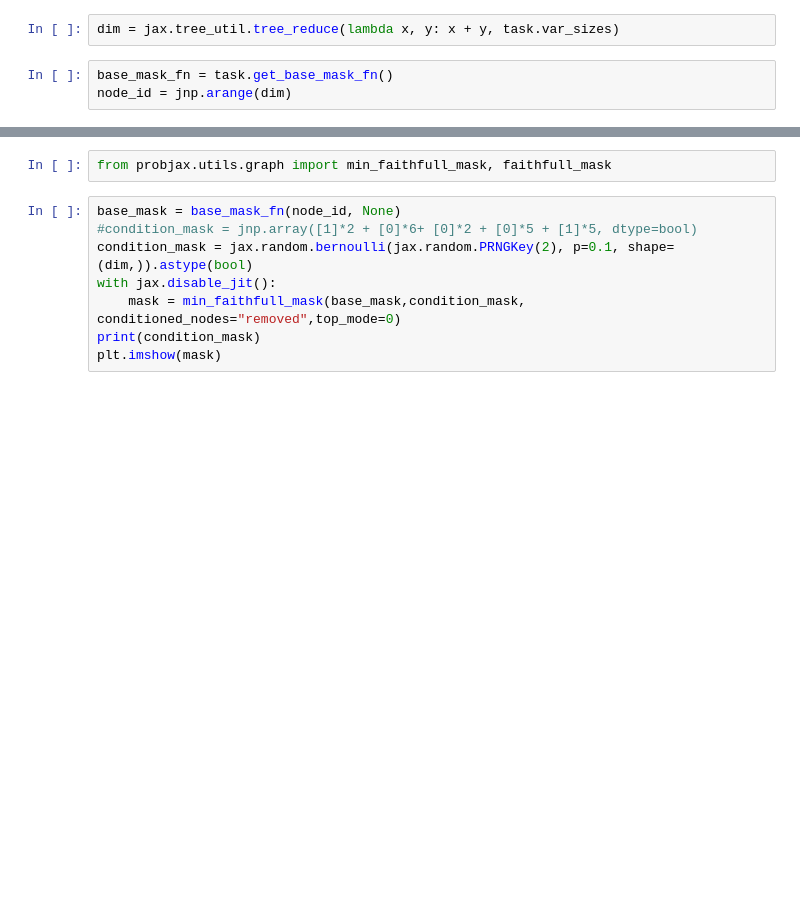
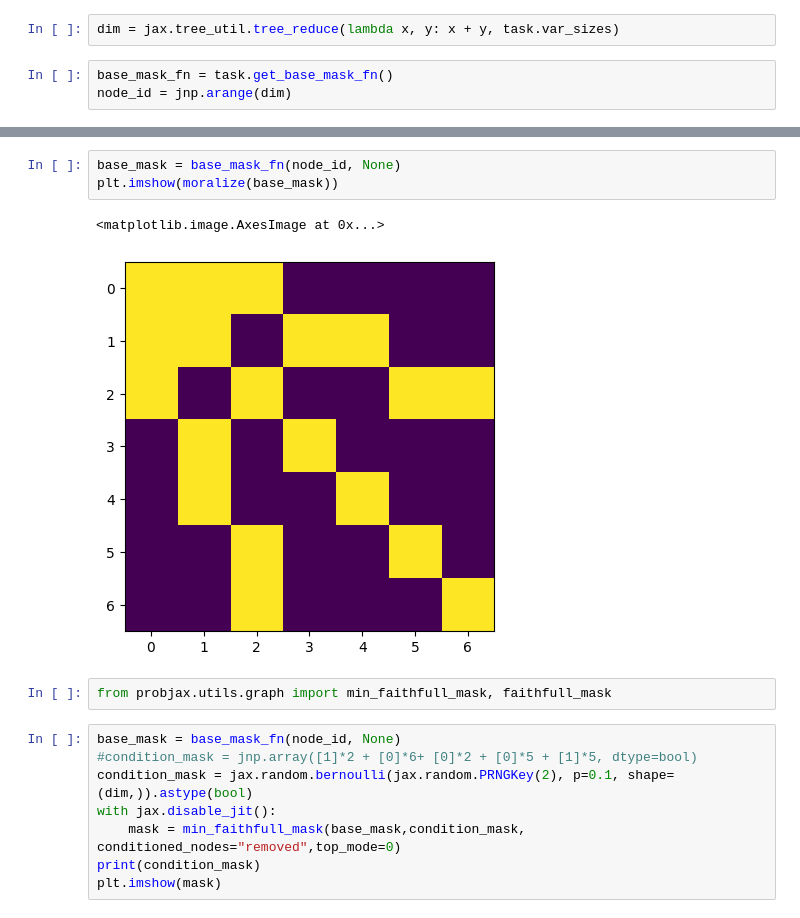
Before and after one commit to mackelab/probjax, a Jupyter notebook: scoresbibm/tasks.ipynb, the cells around one changed output, grey strips where cells are left out. Drawn from its saved outputs; the diff is of its cells as text; blank space fills up the shorter version.

```diff
--- a/scoresbibm/tasks.ipynb
+++ b/scoresbibm/tasks.ipynb
@@ -20,3 +28,9 @@ node_id = jnp.arange(dim)
+# %%
+base_mask = base_mask_fn(node_id, None)
+plt.imshow(moralize(base_mask))
+# %% [output]
+<matplotlib.image.AxesImage at 0x...>
+[figure, added]
 # %%
 from probjax.utils.graph import min_faithfull_mask, faithfull_mask
 # %%
```
Also changed, not shown: parts of 4 cells of this notebook, 16 other files.
